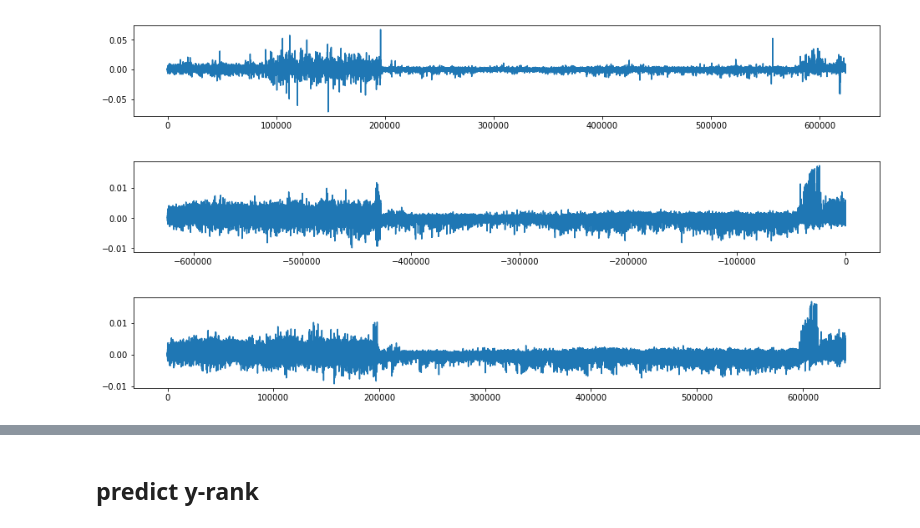
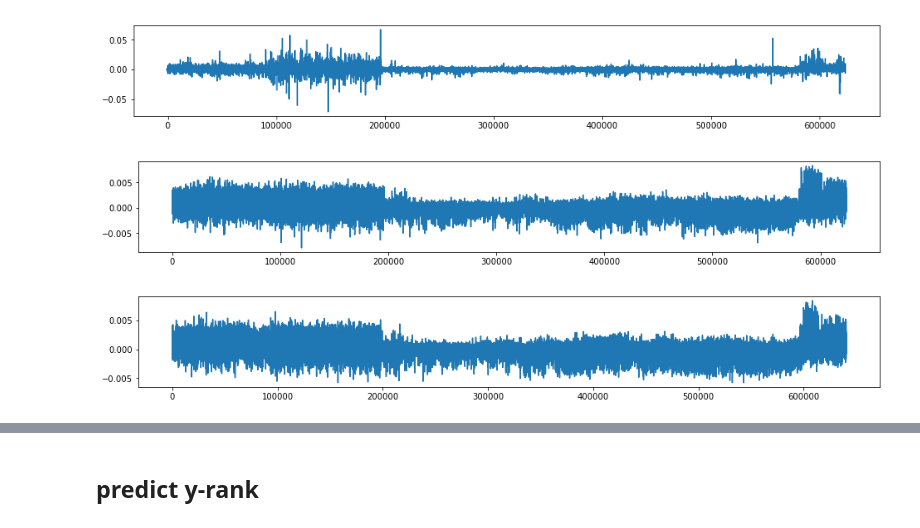
Before and after one commit to yumichael/g-research-ffc2018, a Jupyter notebook: leggo.ipynb, the cells around one changed output, grey strips where cells are left out. Saved outputs shown, nothing was run; the diff lists cells and outputs as text; code cells hidden in the pictures.

```diff
--- a/leggo.ipynb
+++ b/leggo.ipynb
@@ -128,4 +145,3 @@ weekday = weekday[wkdfeats]
 # %%
-rank = 1 - dh.groupby(['Market', 'Stock']).transform(lambda x: x.rank(pct=True, method='max', ascending=False))
-rank = rank[[c for c in rank.columns if c != 'Weight' and c != 'y' and c != 'Day']]
-rank.columns = [c + ' rank' for c in rank.columns]
+rank = 1 - dh.groupby(['Market', 'Stock'])[xfeats].transform(lambda x: x.rank(pct=True, method='max', ascending=False))
+rank.columns = [c + ' $ rank' for c in rank.columns]
@@ -170,7 +186,7 @@ aa.index(13), aa.index(25), aa.index(33), aa.index(57)
 # %% [output]
 (2, 5, 7, 13)
 # %%
-windowdh = pd.concat([dh[idfeats], weekday, dh[xfeats], rank], axis=1)
+windowdh = pd.concat([dh[idfeats], weekday, dh[xfeats], zscore, mscore, rank], axis=1)
 windowgrp = windowdh.groupby(idfeats)
 shifts = []
 plains = []
@@ -207,14 +223,14 @@ tr, cv = df.Day.isin(days_a), df.Day.isin(days_b)
 # %%
 #origdh = dh[['Market'] + xfeats]
 #thedh = pd.concat([market, stock, weekday, origdh], axis=1)
-thedh = pd.concat([dh[xfeats], market, dayseg, weekday, rank, ymean] + shifts, axis=1)
+thedh = pd.concat([dh[xfeats], market, dayseg, weekday, count, xagg, zscore, mscore, rank] + shifts, axis=1)
 # %%
 xdf = thedh.iloc[:N_TRAIN]
 labels = list(xdf.columns)
 n = len(df)
 x = xdf.values
 y = df.y.values #(df.y - ymean).values
-y = 10000 * (y - ymean[:N_TRAIN].values)
+y = 10000 * y #(y - ymean[:N_TRAIN].values)
 weight = df.Weight.values
 # %%
 #n = len(df)
@@ -287,13 +287,17 @@ plt.plot(df.y.values);
 # %%
 y_ = model.predict(dmat.given)
-plt.plot(y_ / 10000 + ymean[:N_TRAIN]);
+y_ /= 10000
+#y_ += ymean[:N_TRAIN]
+plt.plot(y_);
 # %% [output]
-[figure, old version]
+[figure, new version]
 # %%
 xtest = thedh.iloc[N_TRAIN:].values
 dmat.test = xgb.DMatrix(xtest, feature_names=labels)
 ytest_ = model.predict(dmat.test)
-plt.plot((pd.Series(ytest_) / 10000 + ymean[N_TRAIN:]).rename('y'));
+ytest_ /= 10000
+#ytest_ += ymean[N_TRAIN:]
+plt.plot(ytest_);
 # %% [output]
-[figure, old version]
+[figure, new version]
 # %%
```
Also changed, not shown: parts of 15 cells of this notebook, 1 other file.
